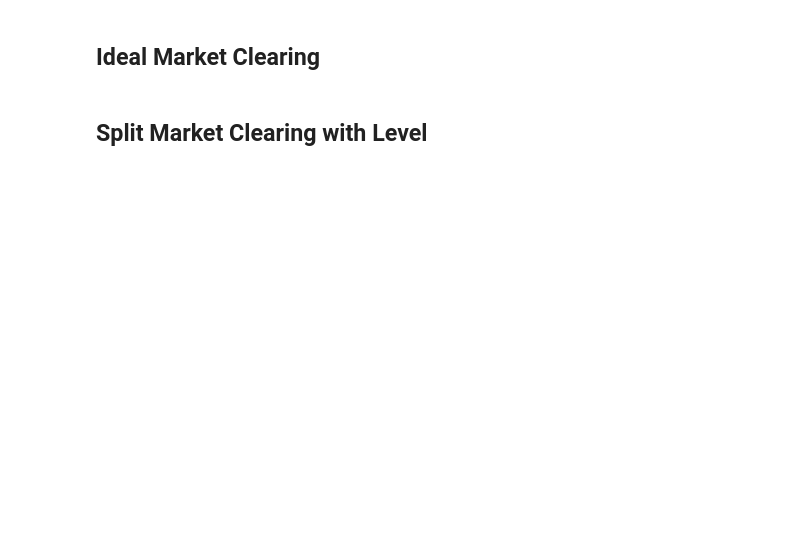
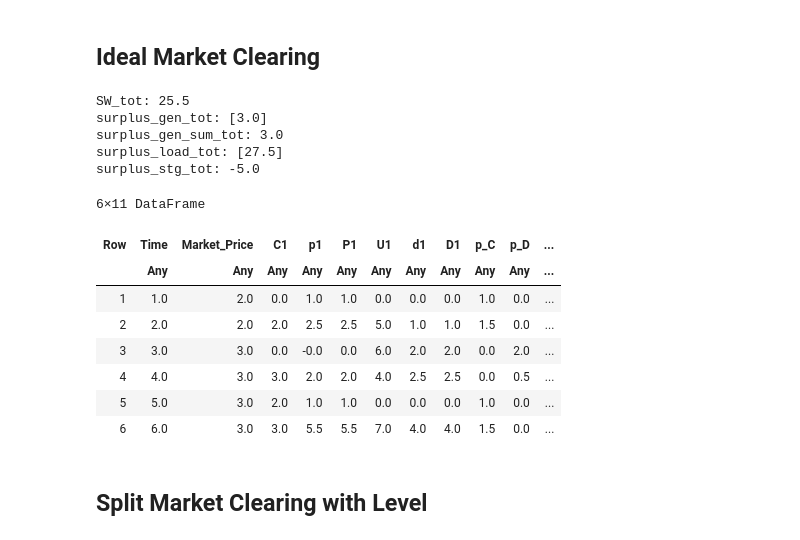
Before and after one commit to eleaprat/MC_non_merchant_stg, a Jupyter notebook: main_notebook.ipynb, the cells around one changed output. Cells and saved outputs as stored; diff of their text form; code cells hidden in the pictures; blank space fills up the shorter version.

```diff
--- a/main_notebook.ipynb
+++ b/main_notebook.ipynb
@@ -18,6 +18,12 @@ The different parameters can be updated in the csv files "data_gen.csv" and "dat
 E = 2.5
 # Initial state of energy (MWh)
 E_0 = 0.0
+# Efficiencies
+η_C = 1.0
+η_D = 1.0
+# Max charge and discharge (MW)
+P_C = 3.5
+P_D = 3.5
 ;
 # %%
 # Dataframes are created from the csv files for generators:
@@ -29,12 +55,27 @@ L_df = CSV.read("data_load.csv", DataFrame)
 ## Ideal Market Clearing
 # %%
 # Set the level for the storage system at the end of the test period:
-E_final = 0.0
+E_final = 2.5
 ;
 # %%
 # Run the market clearing
 include.(("fct_perfect.jl","fct_mc_all.jl","fct_data_all.jl"))
-df_MCP = perfect(∆t, E, E_0, E_final, G_df, L_df)
+df_MCP = perfect(∆t, E, E_0, η_C, η_D, P_C, P_D, E_final, G_df, L_df)
+# %% [output]
+SW_tot: 25.5
+surplus_gen_tot: [3.0]
+surplus_gen_sum_tot: 3.0
+surplus_load_tot: [27.5]
+surplus_stg_tot: -5.0
+6×11 DataFrame
+| Row | Time | Market_Price | C1 | p1 | P1 | U1 | d1 | D1 | p_C | p_D | ... |
+|  | Any | Any | Any | Any | Any | Any | Any | Any | Any | Any | ... |
+| 1 | 1.0 | 2.0 | 0.0 | 1.0 | 1.0 | 0.0 | 0.0 | 0.0 | 1.0 | 0.0 | ... |
+| 2 | 2.0 | 2.0 | 2.0 | 2.5 | 2.5 | 5.0 | 1.0 | 1.0 | 1.5 | 0.0 | ... |
+| 3 | 3.0 | 3.0 | 0.0 | -0.0 | 0.0 | 6.0 | 2.0 | 2.0 | 0.0 | 2.0 | ... |
+| 4 | 4.0 | 3.0 | 3.0 | 2.0 | 2.0 | 4.0 | 2.5 | 2.5 | 0.0 | 0.5 | ... |
+| 5 | 5.0 | 3.0 | 2.0 | 1.0 | 1.0 | 0.0 | 0.0 | 0.0 | 1.0 | 0.0 | ... |
+| 6 | 6.0 | 3.0 | 3.0 | 5.5 | 5.5 | 7.0 | 4.0 | 4.0 | 1.5 | 0.0 | ... |
 # %% [markdown]
 ## Split Market Clearing with Level
 # %%
```
Also changed, not shown: parts of 12 cells of this notebook, 18 other files.
